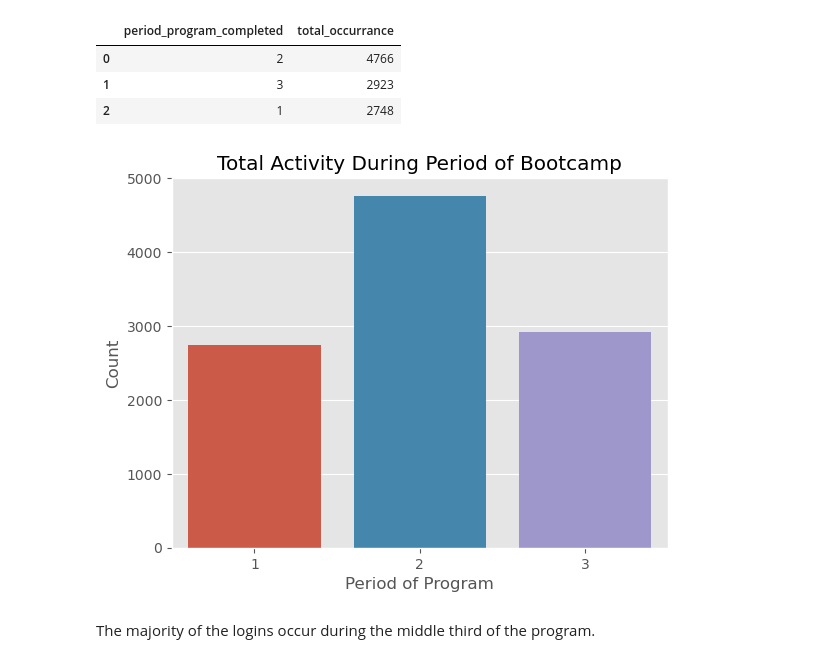
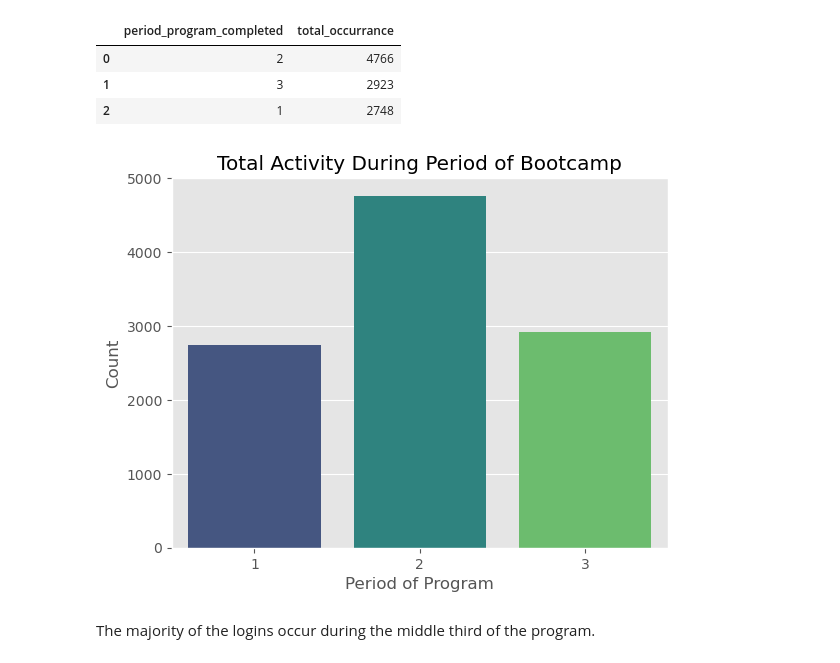
Before and after one commit to L-michelle/Projects, a Jupyter notebook: Student Bootcamp Analysis/Student Data Challenge.ipynb, the cells around one changed output. Cells and saved outputs as stored; diff of their text form; code cells hidden in the pictures.

Commit message:
Edited notebooks and replaced image

```diff
--- a/Student Bootcamp Analysis/Student Data Challenge.ipynb
+++ b/Student Bootcamp Analysis/Student Data Challenge.ipynb
@@ -299,12 +299,12 @@ period_program_completed
 | 2 | 1 | 2748 |
 # %%
 #plotting the logins during bootcamp period
-sns.barplot(data=period_program_completed, x='period_program_completed', y='total_occurrance')
+sns.barplot(data=period_program_completed, x='period_program_completed', y='total_occurrance', palette='viridis')
 plt.title('Total Activity During Period of Bootcamp')
 plt.xlabel('Period of Program')
 plt.ylabel('Count');
 # %% [output]
-[figure, old version]
+[figure, new version]
 # %% [markdown]
 The majority of the logins occur during the middle third of the program.
 # %%
```
Also changed, not shown: parts of 8 cells of this notebook, 1 other file.
